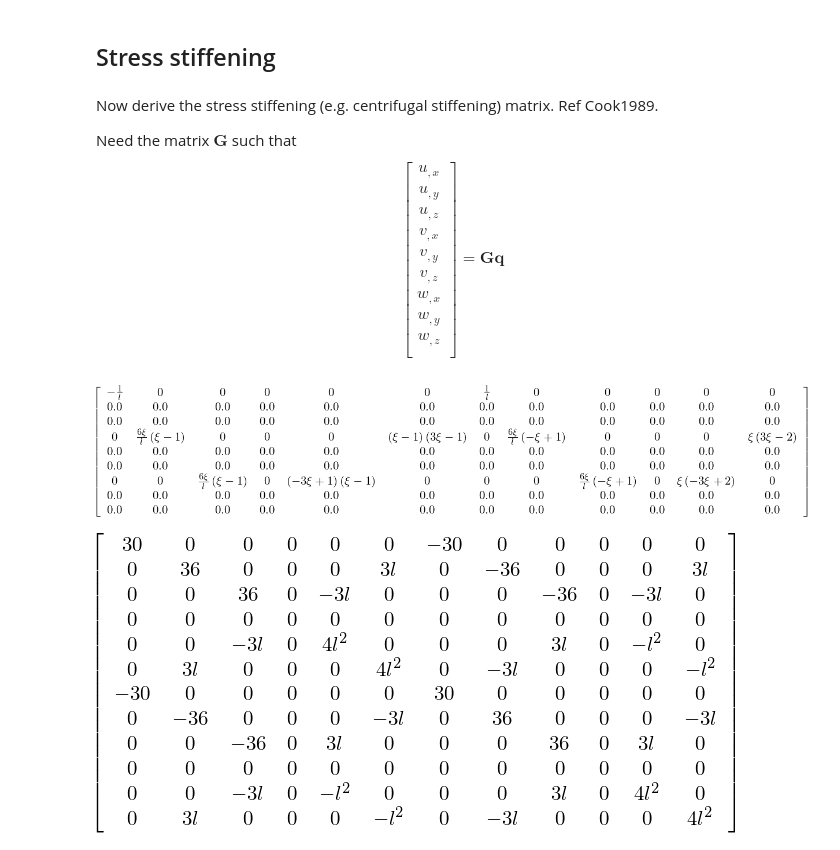
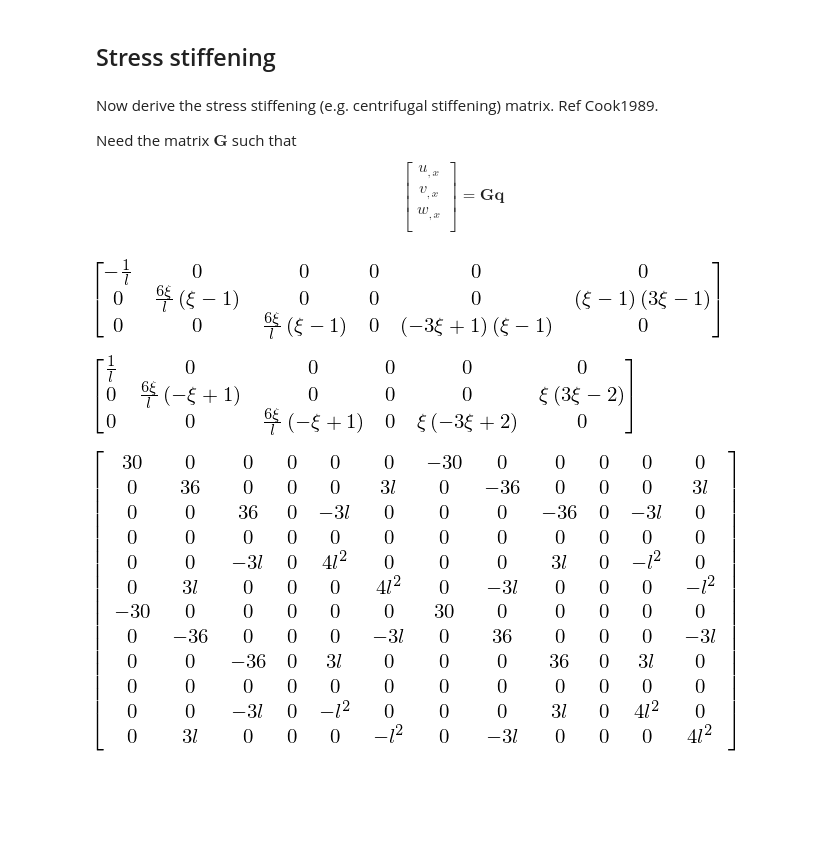
Before and after one commit to ricklupton/beamfe, a Jupyter notebook: theory/FE element matrices.ipynb, the cells around one changed output. Drawn from its saved outputs; the diff is of its cells as text; code cells hidden in the pictures; blank space fills up the shorter version.

```diff
--- a/theory/FE element matrices.ipynb
+++ b/theory/FE element matrices.ipynb
@@ -218,17 +218,22 @@ Now derive the stress stiffening (e.g. centrifugal stiffening) matrix. Ref Cook1
 
 Need the matrix $\boldsymbol{G}$ such that
 $$
-\begin{bmatrix} u_{,x} \\ u_{,y} \\ u_{,z} \\ v_{,x} \\ v_{,y} \\ v_{,z} \\ w_{,x} \\ w_{,y} \\ w_{,z} \\ \end{bmatrix} = \boldsymbol{Gq}
+\begin{bmatrix} u_{,x} \\ v_{,x} \\ w_{,x} \\ \end{bmatrix} = \boldsymbol{Gq}
 $$
 # %%
-G = Matrix(np.zeros((9, 12)))
-G[0, :] = S[0, :].diff(xi, 1) / l
-G[3, :] = S[1, :].diff(xi, 1) / l
-G[6, :] = S[2, :].diff(xi, 1) / l
+# G = Matrix(np.zeros((3, 12)))
+# G[0, :] = S[0, :].diff(xi, 1) / l
+# G[1, :] = S[1, :].diff(xi, 1) / l
+# G[2, :] = S[2, :].diff(xi, 1) / l
+G = S[:3, :].diff(xi, 1) / l
 G.simplify()
-G
+G[:, :6]
 # %% [output]
-[figure, old version]
+[figure, new version]
+# %%
+G[:, 6:]
+# %% [output]
+[figure, added]
 # %%
 def sym_ks_axial_force():
     # Unit axial force (absorbing area from integral), block matrix 3 times
```
Also changed, not shown: parts of 2 cells of this notebook, 1 other file.
